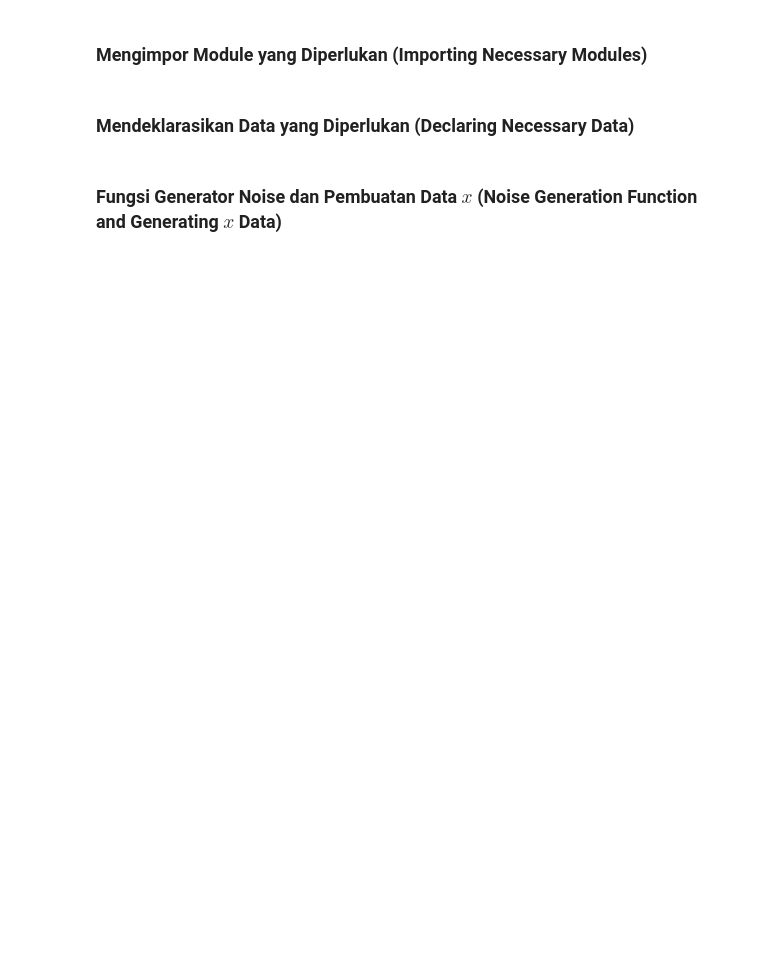
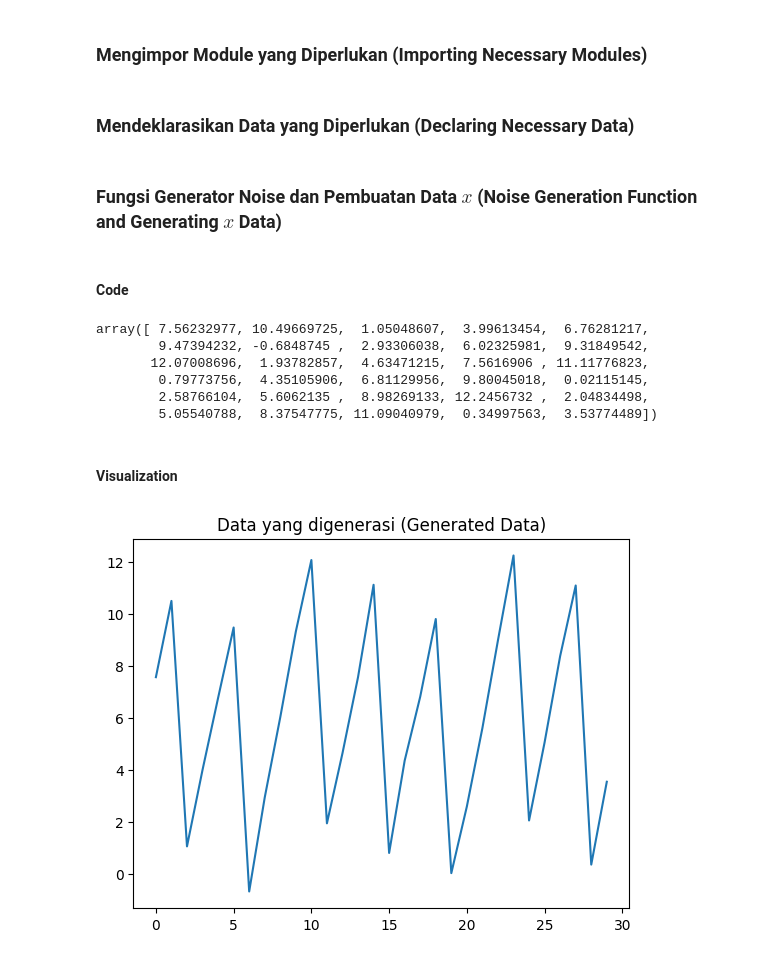
Before and after one commit to BenjaminFosters/ScientificComputing-Course-B29, a Jupyter notebook: Take Home Assignments/1_Ruben_ScientificToolkits/1_Ruben_ScientificToolkits.ipynb, the cells around one changed output. Saved outputs shown, nothing was run; the diff lists cells and outputs as text; code cells hidden in the pictures; blank space fills up the shorter version.

```diff
--- a/Take Home Assignments/1_Ruben_ScientificToolkits/1_Ruben_ScientificToolkits.ipynb
+++ b/Take Home Assignments/1_Ruben_ScientificToolkits/1_Ruben_ScientificToolkits.ipynb
@@ -87,6 +92,8 @@ d3 = int(studentID[-3])
 seed = 1000 + (100 * d3 + 10 * d2 + d1)
 # %% [markdown]
 ### Fungsi Generator Noise dan Pembuatan Data $x$ (Noise Generation Function and Generating $x$ Data)
+# %% [markdown]
+#### Code
 # %%
 # Sistem generator noise (Noise generation system)
 def noise_gen(d1):
@@ -111,4 +118,25 @@ def generate_data(A, B, M, N, seed):
   return data
 
 # Masukkan Dataset ke Variabel Global
-dataset = generate_data(A, B, M, N, seed)
+x = generate_data(A, B, M, N, seed)
+
+# Salin data x, nanti kepake (Copying x data, we need this later.)
+x_original = np.copy(x)
+
+# Dataset yang digenerasi (Generated dataset)
+x
+# %% [output]
+array([ 7.56232977, 10.49669725,  1.05048607,  3.99613454,  6.76281217,
+        9.47394232, -0.6848745 ,  2.93306038,  6.02325981,  9.31849542,
+       12.07008696,  1.93782857,  4.63471215,  7.5616906 , 11.11776823,
+        0.79773756,  4.35105906,  6.81129956,  9.80045018,  0.02115145,
+        2.58766104,  5.6062135 ,  8.98269133, 12.2456732 ,  2.04834498,
+        5.05540788,  8.37547775, 11.09040979,  0.34997563,  3.53774489])
+# %% [markdown]
+#### Visualization
+# %%
+plt.plot(x_original)
+plt.title("Data yang digenerasi (Generated Data)")
+plt.show()
+# %% [output]
+[figure, added]
```
Also changed, not shown: parts of 23 cells of this notebook, 4 other files.
